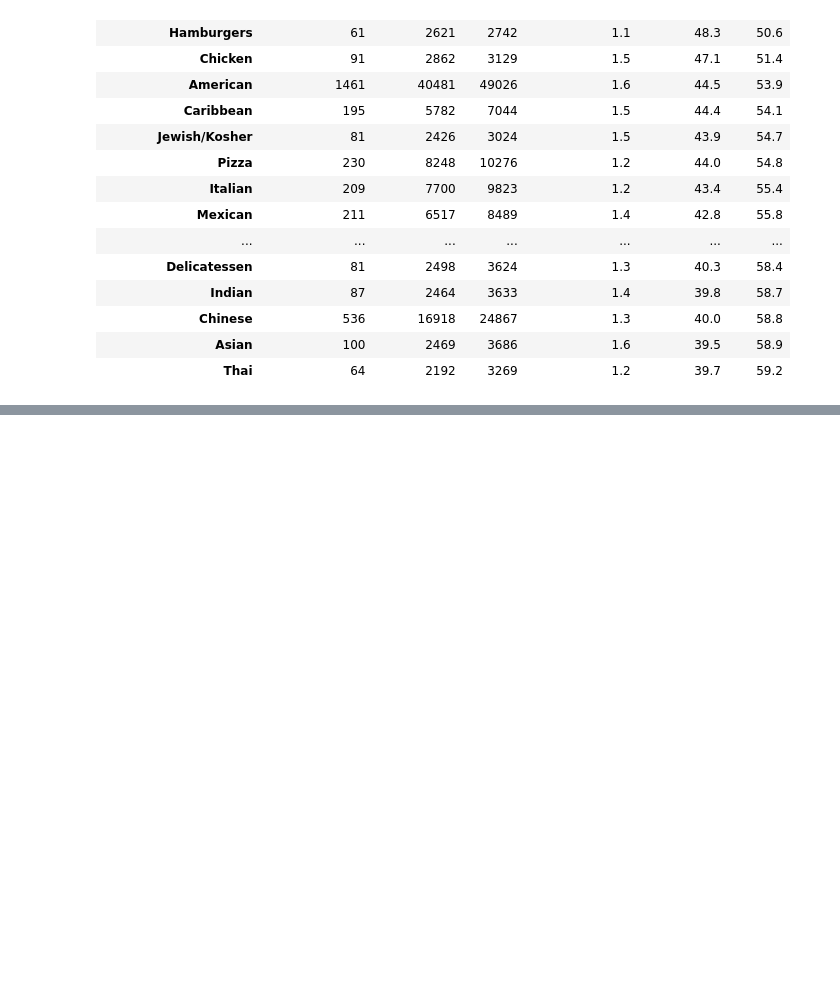
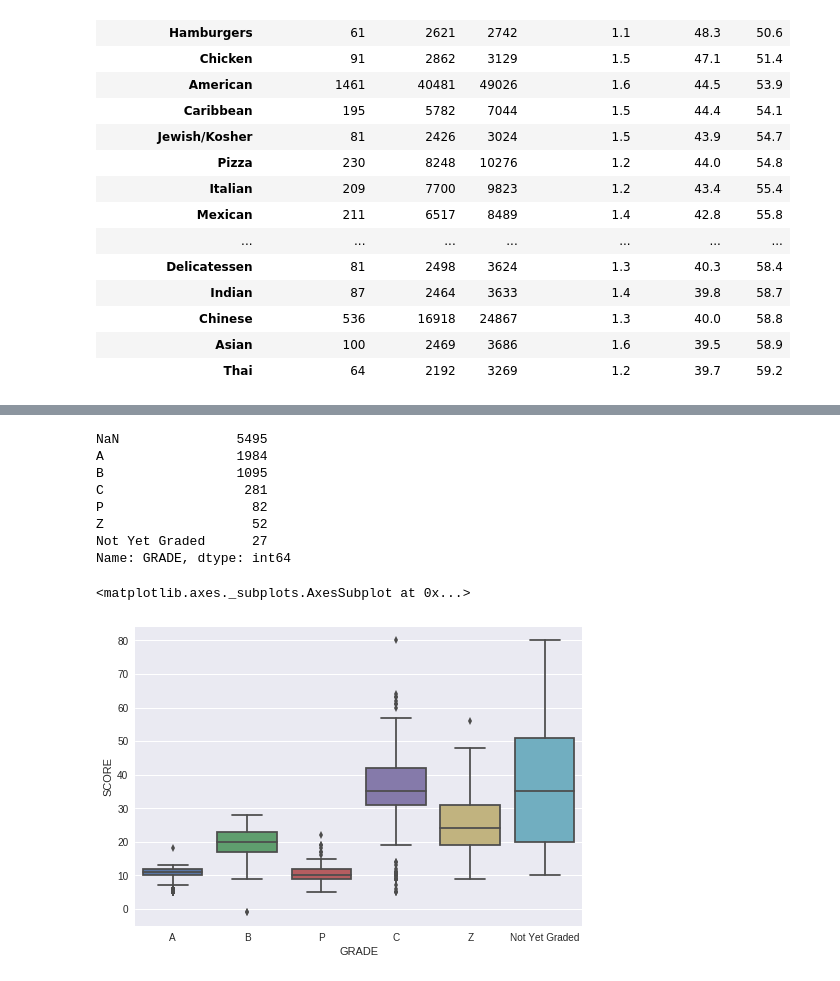
Before and after one commit to aunz/Insight-Data-Science-Challenge, a Jupyter notebook: NYC_Restaurant_Inspections.ipynb, the cells around one changed output, grey strips where cells are left out. Drawn from its saved outputs; the diff is of its cells as text; code cells hidden in the pictures; blank space fills up the shorter version.

```diff
--- a/NYC_Restaurant_Inspections.ipynb
+++ b/NYC_Restaurant_Inspections.ipynb
@@ -272,0 +275,19 @@ plt.xticks(range(len(tmp.index)), tmp.index, rotation=90);
+# %%
+# list(filter(lambda x: 'roach' in x if type(x) == str else 0, data['VIOLATION DESCRIPTION'].unique()))
+
+
+tmp = data[['roach' in i if type(i) == str else False for i in data['VIOLATION DESCRIPTION']]]
+
+print(tmp['GRADE'].value_counts(dropna=False))
+sns.boxplot(tmp['GRADE'], tmp['SCORE'])
+# %% [output]
+NaN               5495
+A                 1984
+B                 1095
+C                  281
+P                   82
+Z                   52
+Not Yet Graded      27
+Name: GRADE, dtype: int64
+<matplotlib.axes._subplots.AxesSubplot at 0x...>
+[figure, added]
```
Also changed, not shown: parts of 1 cell of this notebook.
